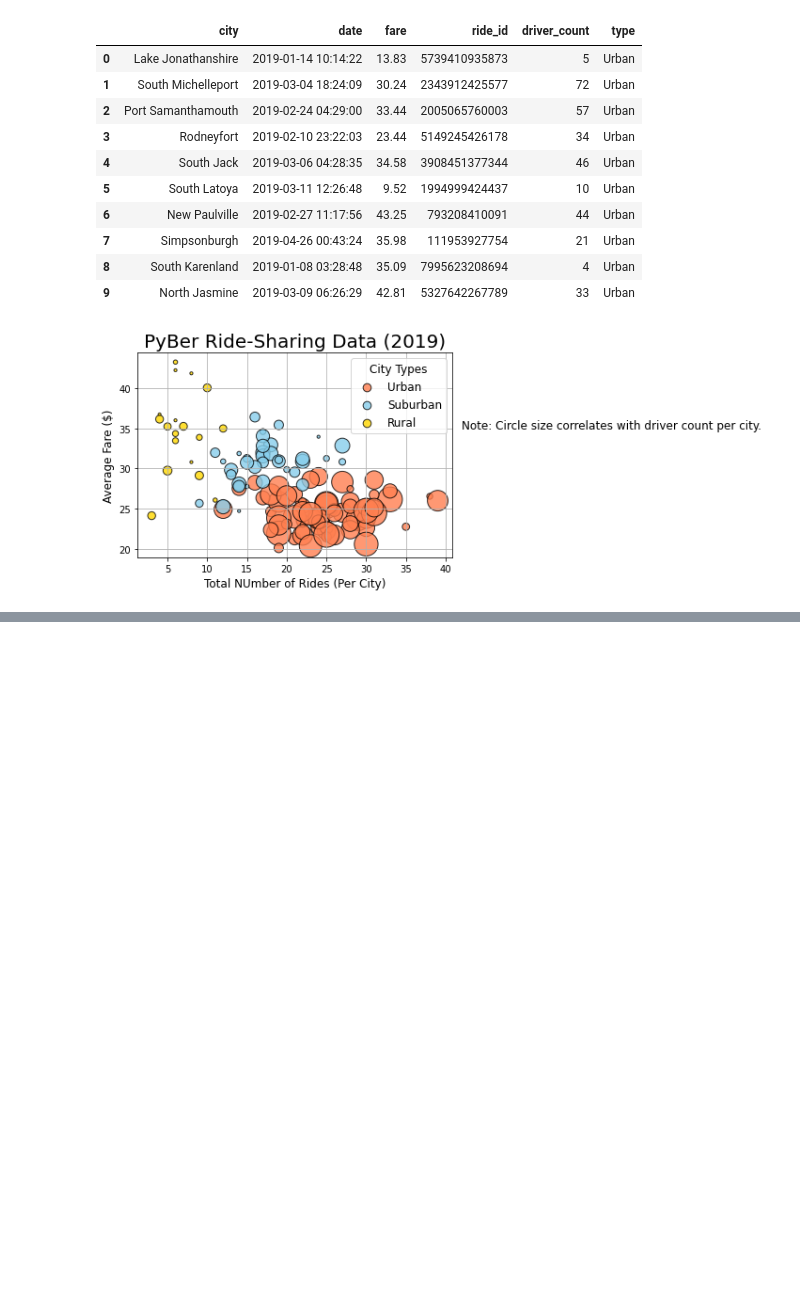
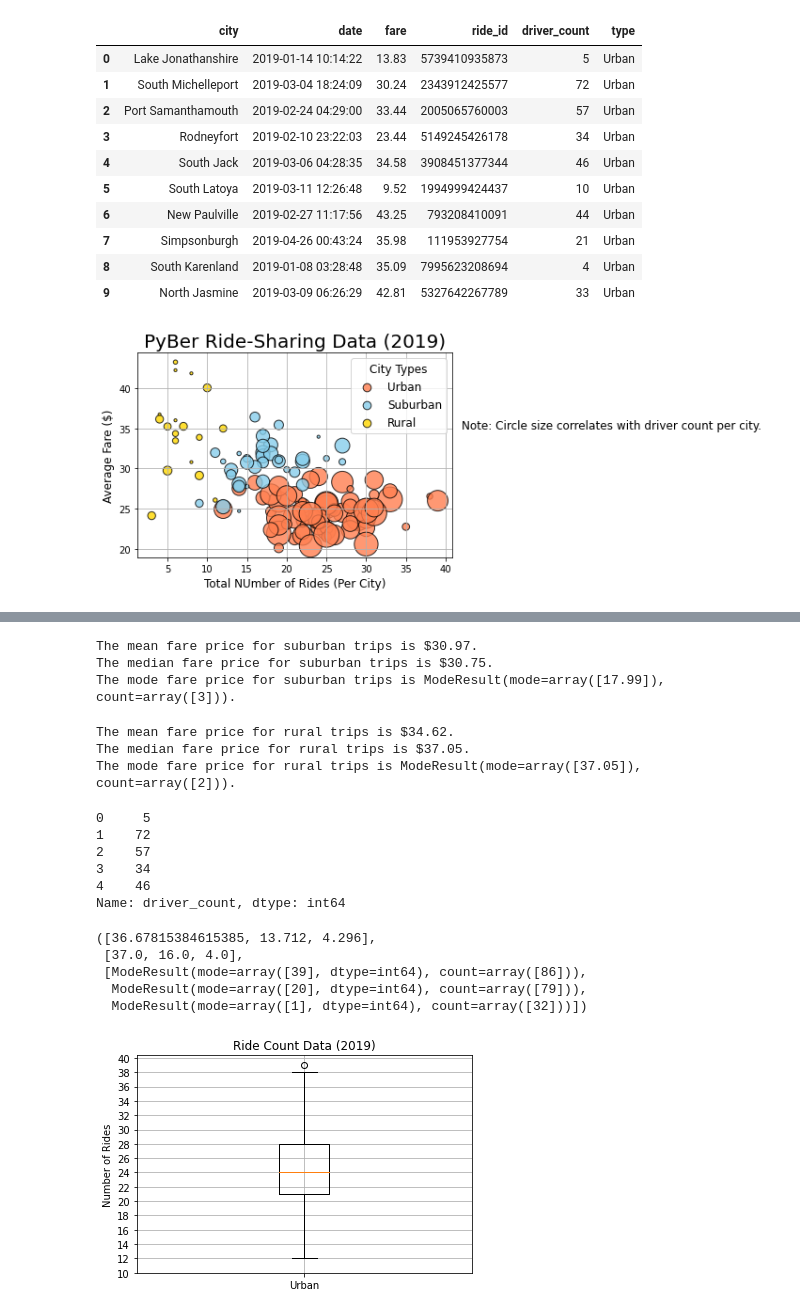
Before and after one commit to katelyngaler/PyBer, a Jupyter notebook: PyBer.ipynb, the cells around one changed output, grey strips where cells are left out. Cells and saved outputs as stored; diff of their text form; code cells hidden in the pictures; blank space fills up the shorter version.

```diff
--- a/PyBer.ipynb
+++ b/PyBer.ipynb
@@ -197,0 +286,73 @@ plt.show()
+# %%
+# Get the fares for the suburban cities.
+suburban_fares = suburban_cities_df["fare"]
+#suburban_fares.head()
+
+# Calculate the measures of central tendency for the average fare for the urban cities.
+mean_suburban_fares = np.mean(suburban_fares)
+print(f"The mean fare price for suburban trips is ${mean_suburban_fares:.2f}.")
+
+median_suburban_fares = np.median(suburban_fares)
+print(f"The median fare price for suburban trips is ${median_suburban_fares:.2f}.")
+
+mode_suburban_fares = sts.mode(suburban_fares)
+print(f"The mode fare price for suburban trips is {mode_suburban_fares}.")
+# %% [output]
+The mean fare price for suburban trips is $30.97.
+The median fare price for suburban trips is $30.75.
+The mode fare price for suburban trips is ModeResult(mode=array([17.99]), count=array([3])).
+# %%
+# Get the fares for the rural cities.
+rural_fares = rural_cities_df["fare"]
+
+# Calculate the measures of central tendency for the average fare for the urban cities.
+mean_rural_fares = np.mean(rural_fares)
+print(f"The mean fare price for rural trips is ${mean_rural_fares:.2f}.")
+
+median_rural_fares = np.median(rural_fares)
+print(f"The median fare price for rural trips is ${median_rural_fares:.2f}.")
+
+mode_rural_fares = sts.mode(rural_fares)
+print(f"The mode fare price for rural trips is {mode_rural_fares}.")
+# %% [output]
+The mean fare price for rural trips is $34.62.
+The median fare price for rural trips is $37.05.
+The mode fare price for rural trips is ModeResult(mode=array([37.05]), count=array([2])).
+# %%
+# Get the driver count data from the urban cities.
+urban_drivers = urban_cities_df['driver_count']
+suburban_drivers = suburban_cities_df['driver_count']
+rural_drivers = rural_cities_df['driver_count']
+urban_drivers.head()
+# %% [output]
+0     5
+1    72
+2    57
+3    34
+4    46
+Name: driver_count, dtype: int64
+# %%
+driver_means = [np.mean(urban_drivers), np.mean(suburban_drivers), np.mean(rural_drivers)]
+driver_medians = [np.median(urban_drivers), np.median(suburban_drivers), np.median(rural_drivers)]
+driver_modes = [sts.mode(urban_drivers), sts.mode(suburban_drivers), sts.mode(rural_drivers)]
+driver_means, driver_medians, driver_modes
+# %% [output]
+([36.67815384615385, 13.712, 4.296],
+ [37.0, 16.0, 4.0],
+ [ModeResult(mode=array([39], dtype=int64), count=array([86])),
+  ModeResult(mode=array([20], dtype=int64), count=array([79])),
+  ModeResult(mode=array([1], dtype=int64), count=array([32]))])
+# %%
+# Create a box-and-whisker plot for the urban cities ride count.
+x_labels = ["Urban"]
+fig, ax = plt.subplots()
+ax.boxplot(urban_ride_count, labels=x_labels)
+
+# Add the title, y-axis label and grid.
+ax.set_title('Ride Count Data (2019)')
+ax.set_ylabel('Number of Rides')
+ax.set_yticks(np.arange(10, 41, step=2.0))
+ax.grid()
+plt.show()
+# %% [output]
+[figure, added]
```
Also changed, not shown: parts of 28 cells of this notebook, 6 other files.
